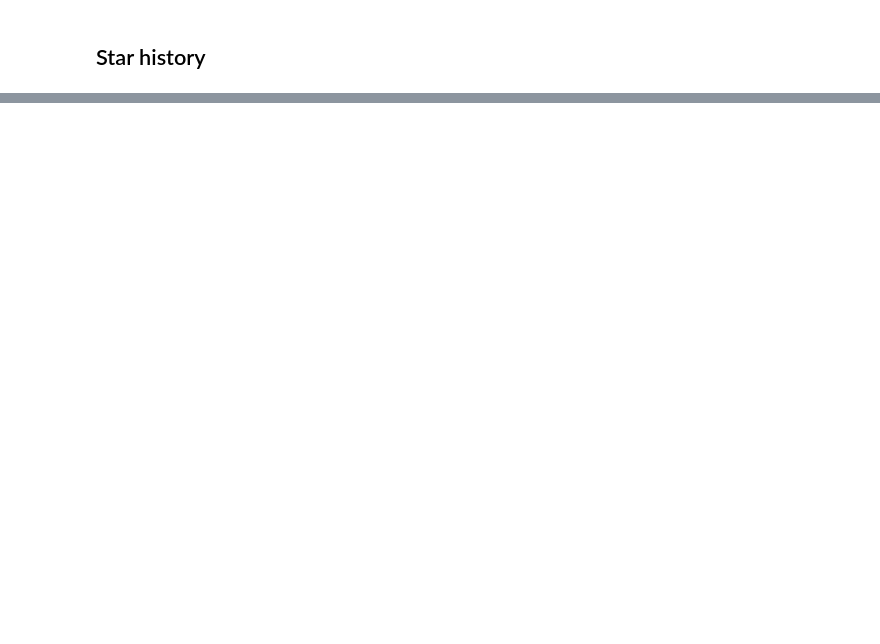
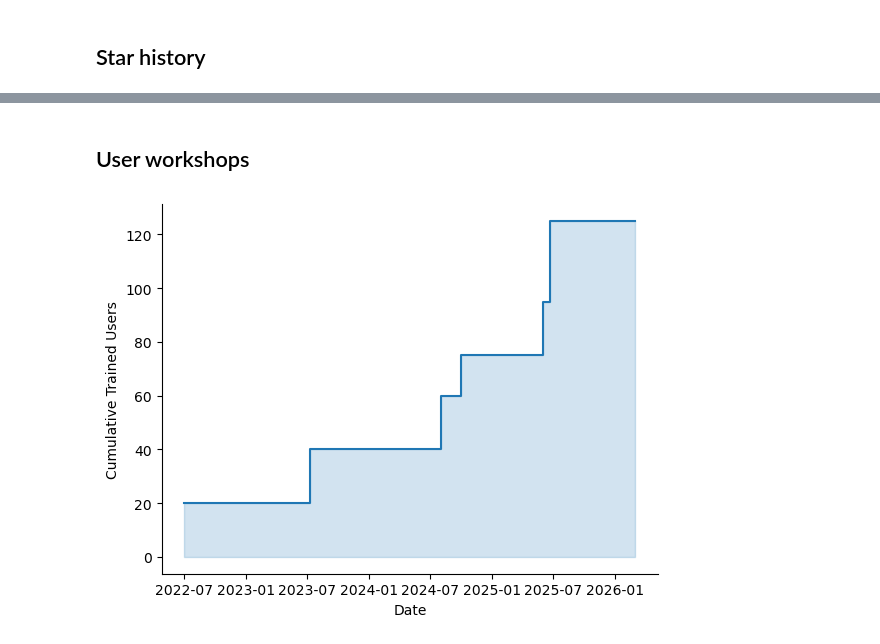
Before and after one commit to festim-dev/pose, a Jupyter notebook: main.ipynb, the cells around one changed output, grey strips where cells are left out. Saved outputs shown, nothing was run; the diff lists cells and outputs as text; code cells hidden in the pictures; blank space fills up the shorter version.

```diff
--- a/main.ipynb
+++ b/main.ipynb
@@ -137,0 +231,73 @@ plt.show()
+# %% [markdown]
+## User workshops
+# %%
+import numpy as np
+
+workshop_data = [
+    {
+        "name": "SOFE 2025",
+        "date": datetime(2025, 6, 23),
+        "attendees": 30,
+    },
+    {
+        "name": "SOFE 2023",
+        "date": datetime(2023, 7, 9),
+        "attendees": 20,
+    },
+    {
+        "name": "CEA LMJ",
+        "date": datetime(2025, 6, 1),
+        "attendees": 20,
+    },
+    {
+        "name": "UKAEA",
+        "date": datetime(2024, 8, 1),
+        "attendees": 20,
+    },
+    {
+        "name": "IPP Garching",
+        "date": datetime(2024, 9, 30),
+        "attendees": 15,
+    },
+    {
+        "name": "Kyoto Fusioneering",
+        "date": datetime(2022, 7, 1),
+        "attendees": 20,
+    },
+]
+
+
+def plot_trained_users_over_time(workshop_data, fill_between=True):
+    _workshop_data = sorted(workshop_data, key=lambda x: x["date"])
+
+    cumulative_trained_users = np.cumsum(
+        [workshop["attendees"] for workshop in _workshop_data]
+    )
+    workshop_dates = [workshop["date"] for workshop in _workshop_data]
+
+    # add today with the latest number
+    workshop_dates.append(datetime.today())
+    cumulative_trained_users = np.append(
+        cumulative_trained_users, cumulative_trained_users[-1]
+    )
+
+    l, = plt.step(workshop_dates, cumulative_trained_users, where="post")
+    if fill_between:
+        plt.fill_between(
+            workshop_dates,
+            cumulative_trained_users,
+            step="post",
+            alpha=0.2,
+            color=l.get_color(),
+        )
+
+    return workshop_dates, cumulative_trained_users
+
+
+plt.figure()
+plot_trained_users_over_time(workshop_data)
+plt.xlabel("Date")
+plt.ylabel("Cumulative Trained Users")
+plt.show()
+# %% [output]
+[figure, added]
```
Also changed, not shown: parts of 32 cells of this notebook, 7 other files.
